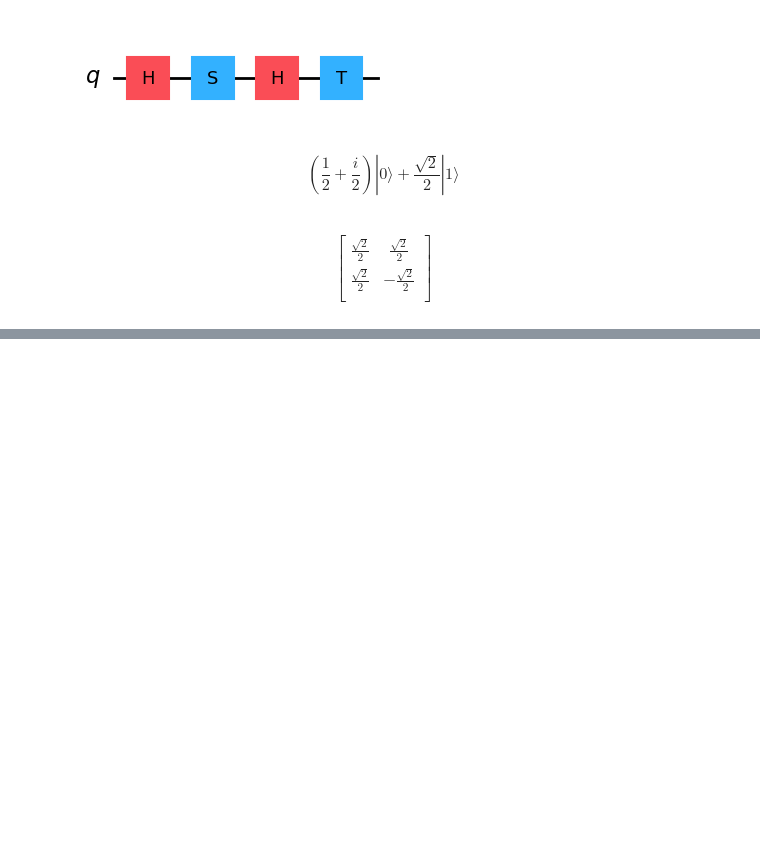
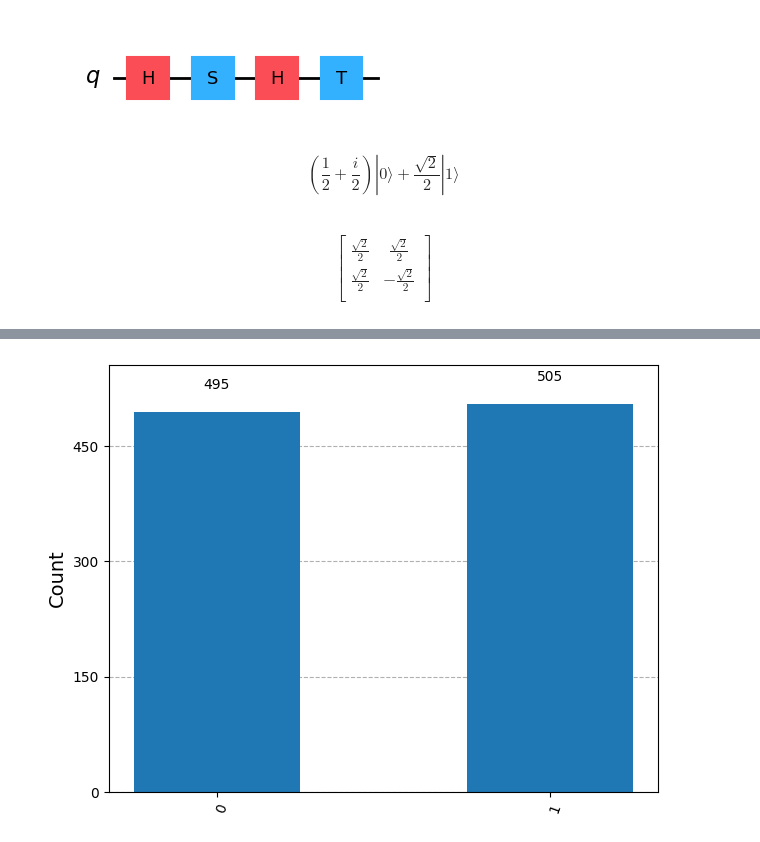
Before and after one commit to Znixz/haidezlair, a Jupyter notebook: My_playground.ipynb, the cells around one changed output, grey strips where cells are left out. Cells and saved outputs as stored; diff of their text form; code cells hidden in the pictures; blank space fills up the shorter version.

```diff
--- a/My_playground.ipynb
+++ b/My_playground.ipynb
@@ -99,0 +108,6 @@ $$
+# %%
+one = Statevector.from_label("1")
+ket1 = one.evolve(circuit)
+
+display(circuit.draw(output = "mpl"))
+display(ket1.draw("latex"))
@@ -99,0 +132,5 @@ $$
+# %%
+ket1_sample = ket1.sample_counts(1000)
+plot_histogram(ket1_sample)
+# %% [output]
+[figure, added]
```
Also changed, not shown: parts of 5 cells of this notebook.
